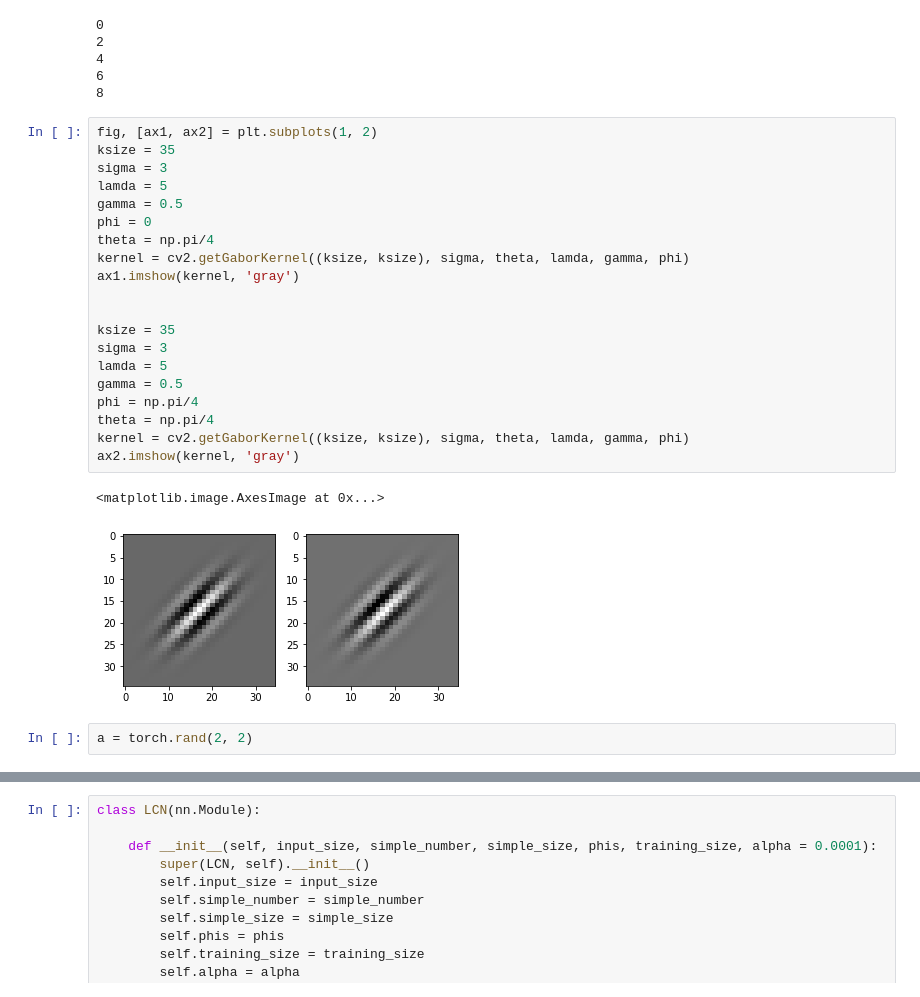
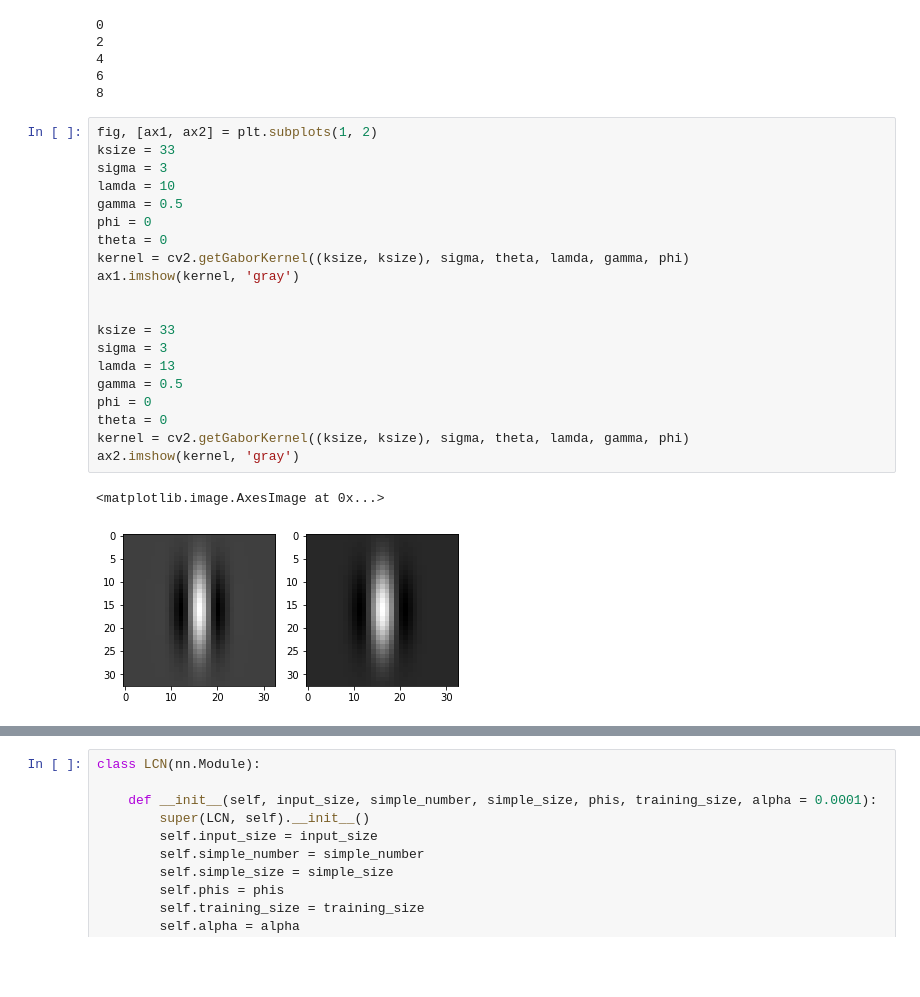
Before and after one commit to pacochow/Modelling-vpl, a Jupyter notebook: Locally_connected_network.ipynb, the cells around one changed output, grey strips where cells are left out. Cells and saved outputs as stored; diff of their text form; blank space fills up the shorter version.

```diff
--- a/Locally_connected_network.ipynb
+++ b/Locally_connected_network.ipynb
@@ -467,26 +658,24 @@ for i in range(0, 10, 2):
 8
 # %%
 fig, [ax1, ax2] = plt.subplots(1, 2)
-ksize = 35
+ksize = 33
 sigma = 3
-lamda = 5
+lamda = 10
 gamma = 0.5
 phi = 0
-theta = np.pi/4
+theta = 0
 kernel = cv2.getGaborKernel((ksize, ksize), sigma, theta, lamda, gamma, phi)
 ax1.imshow(kernel, 'gray')
 
 
-ksize = 35
+ksize = 33
 sigma = 3
-lamda = 5
+lamda = 13
 gamma = 0.5
-phi = np.pi/4
-theta = np.pi/4
+phi = 0
+theta = 0
 kernel = cv2.getGaborKernel((ksize, ksize), sigma, theta, lamda, gamma, phi)
 ax2.imshow(kernel, 'gray')
 # %% [output]
 <matplotlib.image.AxesImage at 0x...>
-[figure, old version]
+[figure, new version]
-# %%
-a = torch.rand(2, 2)
```
Also changed, not shown: parts of 22 cells of this notebook.
